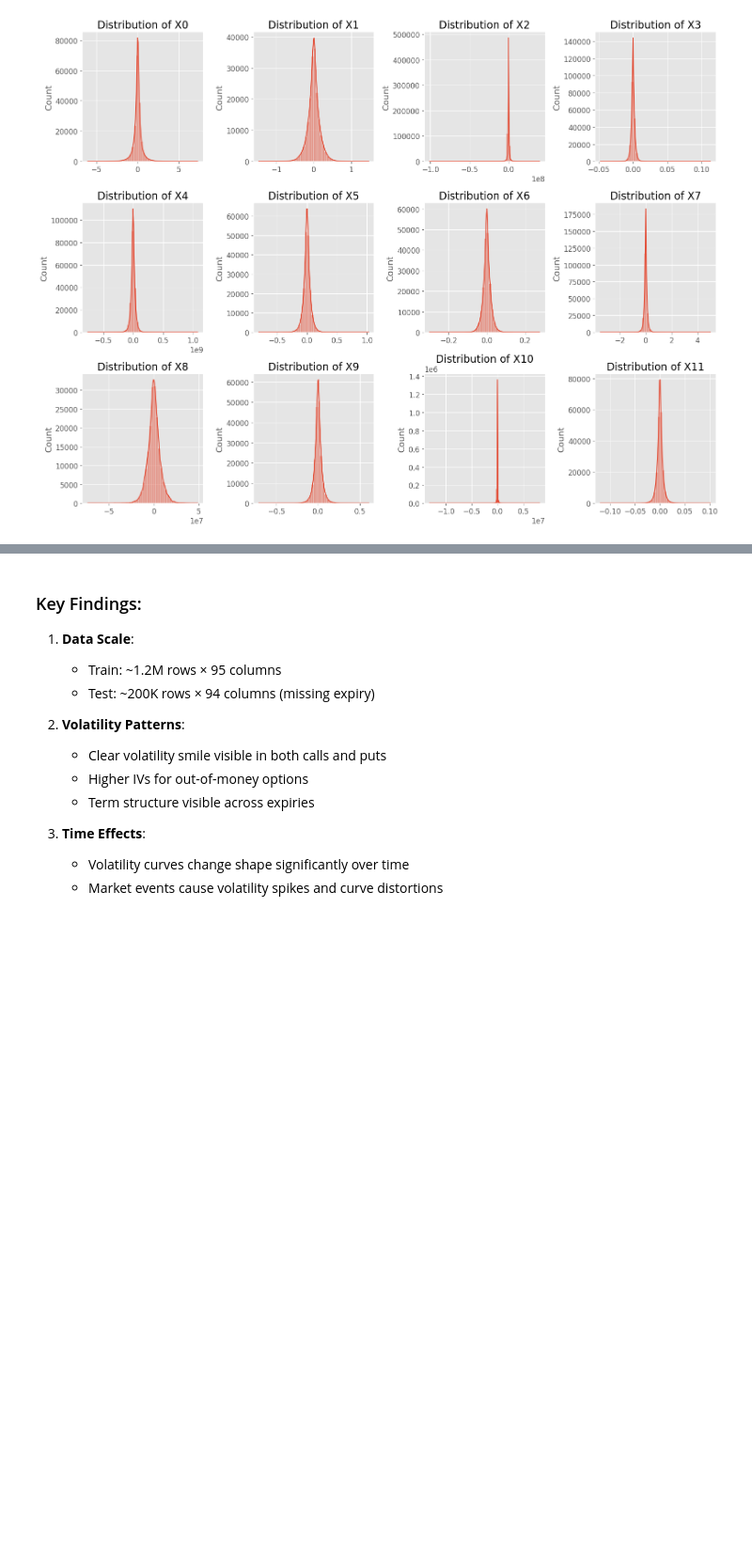
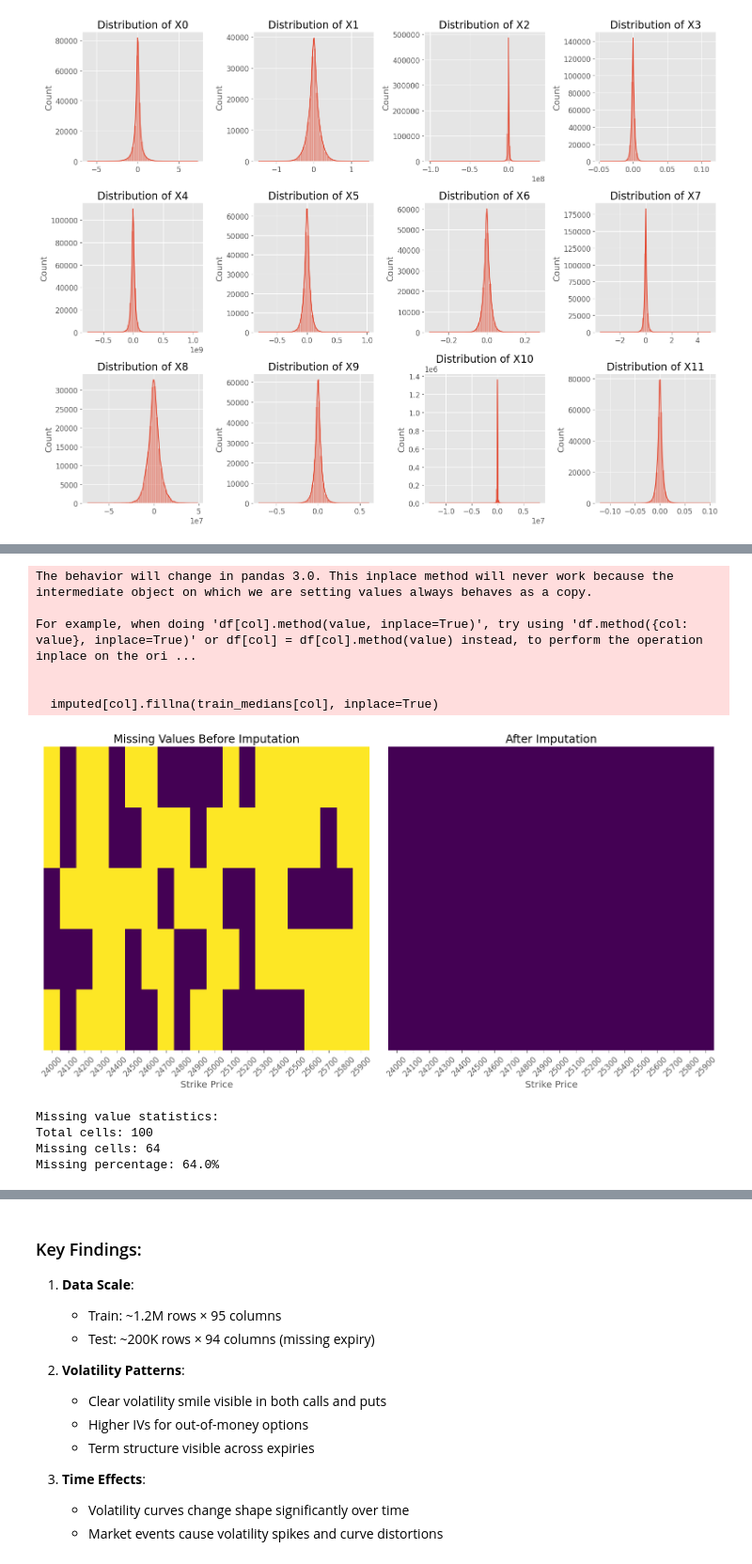
Before and after one commit to Anish-ai/nksr-volatility-prediction-competition, a Jupyter notebook: NIFTY50_EDA.ipynb, the cells around one changed output, grey strips where cells are left out. Shown: that part at 94% size. Cells and saved outputs as stored; diff of their text form; code cells hidden in the pictures; blank space fills up the shorter version.

```diff
--- a/NIFTY50_EDA.ipynb
+++ b/NIFTY50_EDA.ipynb
@@ -201,0 +350,58 @@ plt.show()
+# %%
+# Select a few rows from test data (which has missing values)
+sample_rows = test.sample(5, random_state=42)
+
+# Get call IV columns with strikes
+call_iv_cols = [col for col in test.columns if col.startswith('call_iv_')][:20]  # First 20 strikes
+
+# Before imputation
+plt.figure(figsize=(15, 8))
+plt.subplot(1, 2, 1)
+sns.heatmap(sample_rows[call_iv_cols].isna(),
+            cbar=False, cmap='viridis',
+            xticklabels=[col.split('_')[-1] for col in call_iv_cols],
+            yticklabels=False)
+plt.title('Missing Values Before Imputation')
+plt.xlabel('Strike Price')
+plt.xticks(rotation=45)
+
+# After imputation (using training data medians)
+train_medians = {col: train[col].median() for col in call_iv_cols if col in train.columns}
+imputed = sample_rows[call_iv_cols].copy()
+for col in call_iv_cols:
+    if col in train_medians:
+        imputed[col].fillna(train_medians[col], inplace=True)
+    else:
+        # Use overall median if column doesn't exist in training data
+        imputed[col].fillna(train[train.columns[train.columns.str.startswith('call_iv_')]].median().median(),
+                           inplace=True)
+
+plt.subplot(1, 2, 2)
+sns.heatmap(imputed.isna(),
+            cbar=False, cmap='viridis',
+            xticklabels=[col.split('_')[-1] for col in call_iv_cols],
+            yticklabels=False)
+plt.title('After Imputation')
+plt.xlabel('Strike Price')
+plt.xticks(rotation=45)
+
+plt.tight_layout()
+plt.show()
+
+# Print missing value statistics
+print(f"\nMissing value statistics:")
+print(f"Total cells: {sample_rows[call_iv_cols].size}")
+print(f"Missing cells: {sample_rows[call_iv_cols].isna().sum().sum()}")
+print(f"Missing percentage: {(sample_rows[call_iv_cols].isna().sum().sum() / sample_rows[call_iv_cols].size * 100):.1f}%")
+# %% [output]
+The behavior will change in pandas 3.0. This inplace method will never work because the intermediate object on which we are setting values always behaves as a copy.
+
+For example, when doing 'df[col].method(value, inplace=True)', try using 'df.method({col: value}, inplace=True)' or df[col] = df[col].method(value) instead, to perform the operation inplace on the ori ...
+
+
+  imputed[col].fillna(train_medians[col], inplace=True)
+[figure, added]
+Missing value statistics:
+Total cells: 100
+Missing cells: 64
+Missing percentage: 64.0%
```
Also changed, not shown: parts of 7 cells of this notebook, 1 other file.
